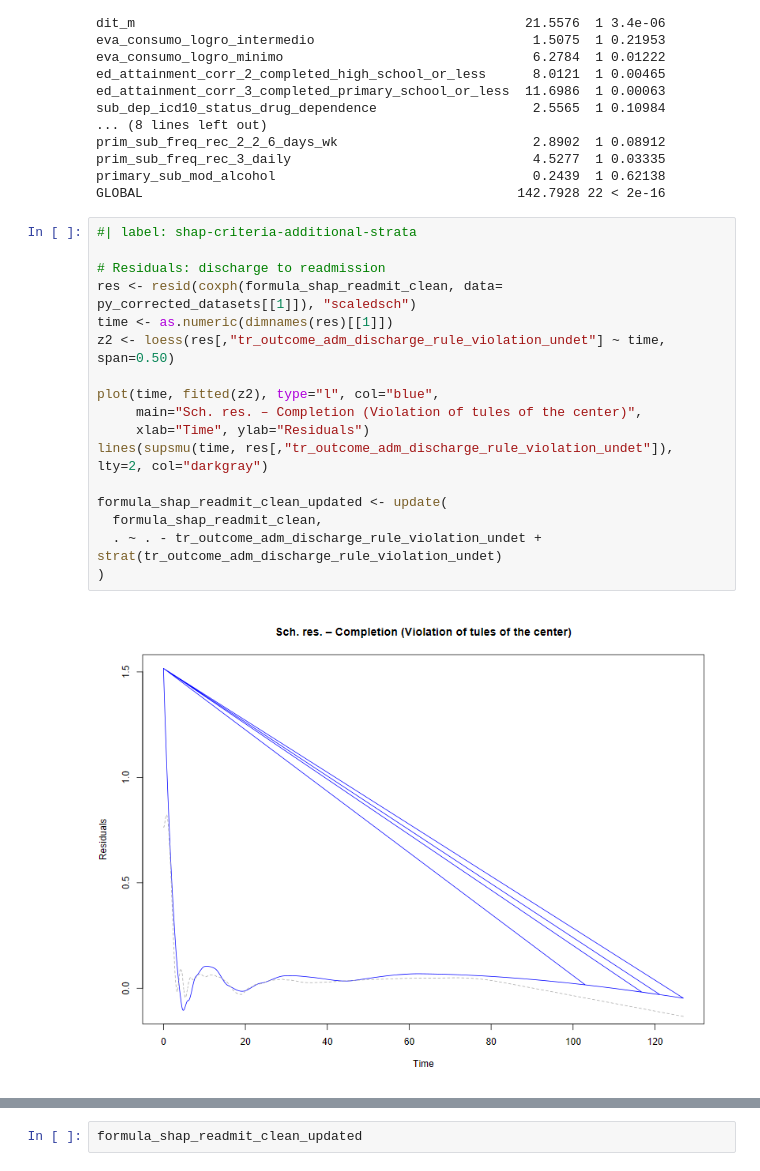
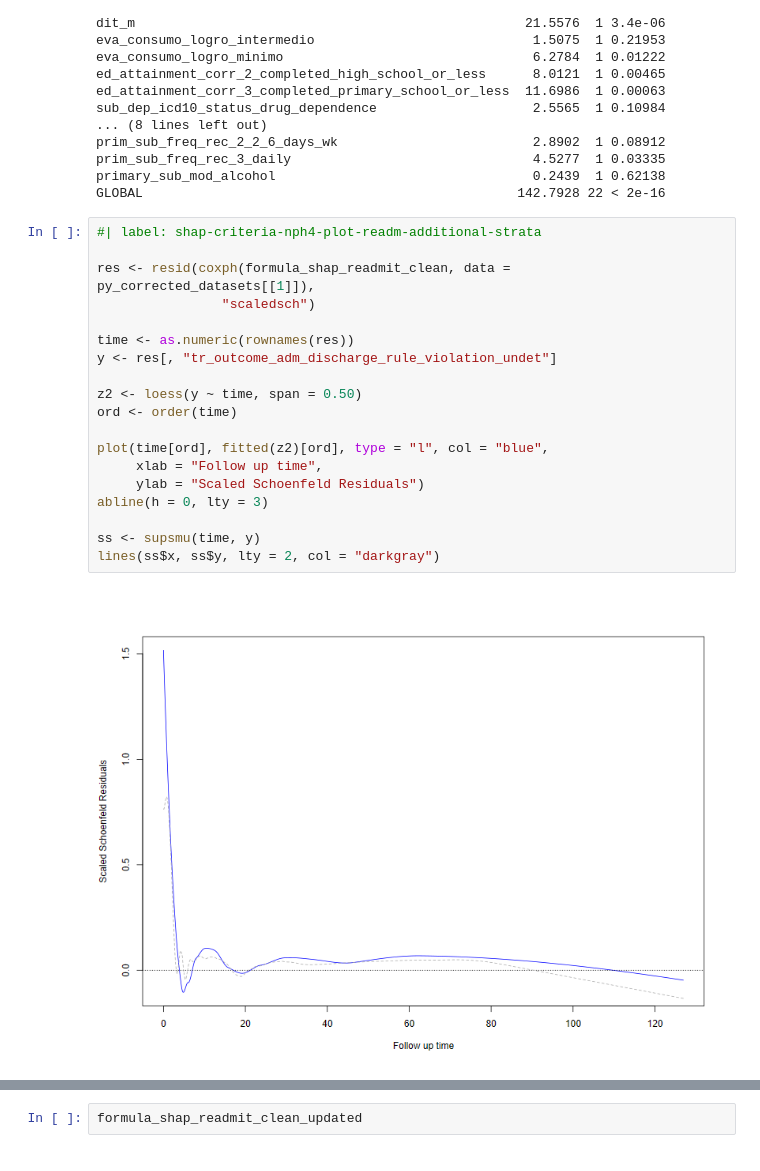
Before and after one commit to FONDECYTACC/cons2025, a Jupyter notebook: prediction22_converted.ipynb, the cells around one changed output, grey strips where cells are left out. Cells and saved outputs as stored; diff of their text form.

```diff
--- a/prediction22_converted.ipynb
+++ b/prediction22_converted.ipynb
@@ -1190,21 +2351,23 @@ prim_sub_freq_rec_3_daily                               4.5277  1 0.03335
 primary_sub_mod_alcohol                                 0.2439  1 0.62138
 GLOBAL                                                142.7928 22 < 2e-16
 # %%
-#| label: shap-criteria-additional-strata
+#| label: shap-criteria-nph4-plot-readm-additional-strata
 
-# Residuals: discharge to readmission
-res <- resid(coxph(formula_shap_readmit_clean, data= py_corrected_datasets[[1]]), "scaledsch")
-time <- as.numeric(dimnames(res)[[1]])
-z2 <- loess(res[,"tr_outcome_adm_discharge_rule_violation_undet"] ~ time, span=0.50)
+res <- resid(coxph(formula_shap_readmit_clean, data = py_corrected_datasets[[1]]),
+                "scaledsch")
 
-plot(time, fitted(z2), type="l", col="blue",
-     main="Sch. res. – Completion (Violation of tules of the center)",
-     xlab="Time", ylab="Residuals")
-lines(supsmu(time, res[,"tr_outcome_adm_discharge_rule_violation_undet"]), lty=2, col="darkgray")
+time <- as.numeric(rownames(res))
+y <- res[, "tr_outcome_adm_discharge_rule_violation_undet"]
 
-formula_shap_readmit_clean_updated <- update(
-  formula_shap_readmit_clean,
-  . ~ . - tr_outcome_adm_discharge_rule_violation_undet + strat(tr_outcome_adm_discharge_rule_violation_undet)
-)
+z2 <- loess(y ~ time, span = 0.50)
+ord <- order(time)
+
+plot(time[ord], fitted(z2)[ord], type = "l", col = "blue",
+     xlab = "Follow up time",
+     ylab = "Scaled Schoenfeld Residuals")
+abline(h = 0, lty = 3)
+
+ss <- supsmu(time, y)
+lines(ss$x, ss$y, lty = 2, col = "darkgray")
 # %% [output]
-[figure, old version]
+[figure, new version]
```
Also changed, not shown: parts of 44 cells of this notebook.
